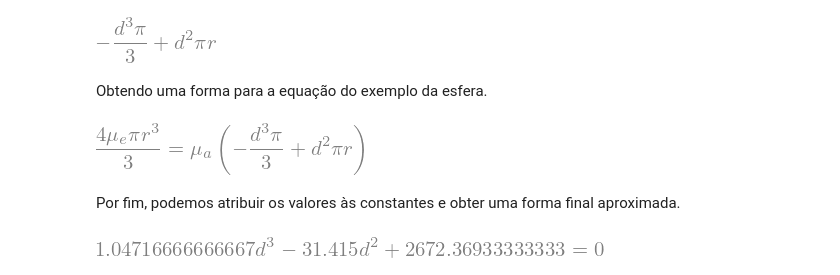
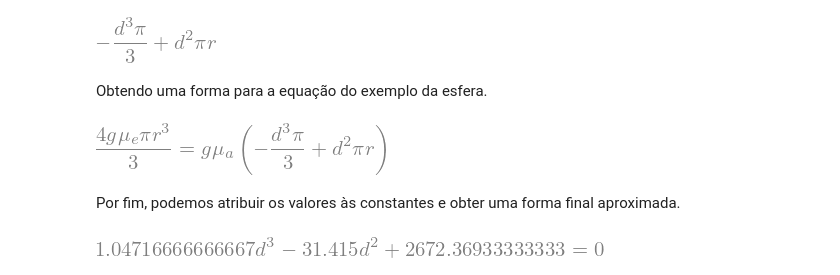
Before and after one commit to tiagoburiol/MatComp_I, a Jupyter notebook: 01_introducao_a_computacao_numerica_e_erros/01_introducao_a_computacao_numerica_e_erros.ipynb, the cells around one changed output. Drawn from its saved outputs; the diff is of its cells as text; code cells hidden in the pictures.

```diff
--- a/01_introducao_a_computacao_numerica_e_erros/01_introducao_a_computacao_numerica_e_erros.ipynb
+++ b/01_introducao_a_computacao_numerica_e_erros/01_introducao_a_computacao_numerica_e_erros.ipynb
@@ -170,5 +208,5 @@ Também podemos manipular algumas expressões envolvendo integral, por exemplo,
 # %%
-d,x,mua,mue,pi,r = sp.symbols('d, x, mu_a, mu_e,pi,r')
+d,x,pi,r = sp.symbols('d, x,pi,r')
 # %%
 integ = sp.integrate(pi*(r**2-(x-r)**2), (x,0,d))
 display(integ)
@@ -177,10 +215,11 @@ display(integ)
 # %% [markdown]
 Obtendo uma forma para a equação do exemplo da esfera.
 # %%
-eq = sp.Eq(mue*4*pi*r**3/3,mua*integ)
+mue, mua, g = sp.symbols('mu_e, mu_a, g')
+eq = sp.Eq(mue*4*pi*r**3*g/3 , mua*integ*g)
 display(eq)
 # %% [output]
-[figure, old version]
+[figure, new version]
 # %% [markdown]
 Por fim, podemos atribuir os valores às constantes e obter uma forma final aproximada.
 # %%
```
Also changed, not shown: parts of 28 cells of this notebook.
